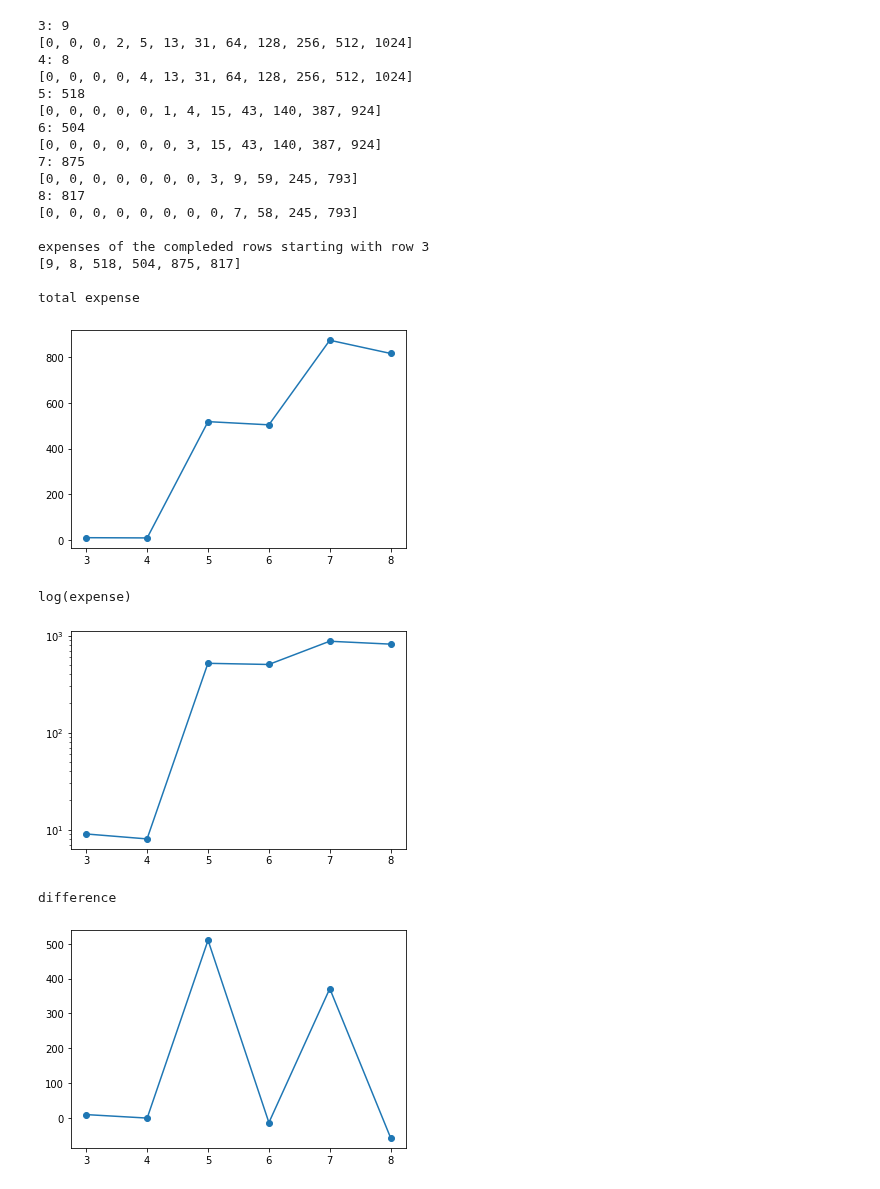
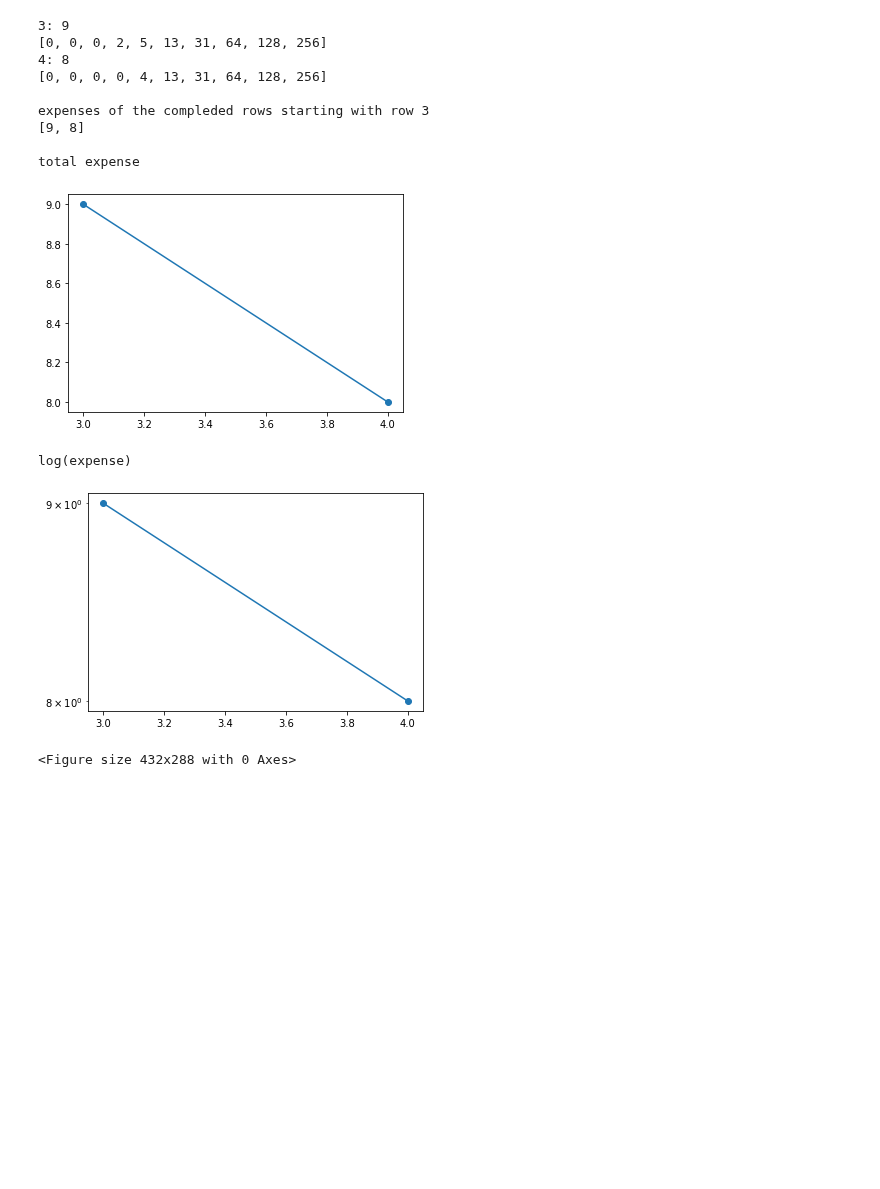
Before and after one commit to Sultanow/collatz, a Jupyter notebook: 01 Graph Theory/Python/notebook/aberkane_tree_networkx_expense.ipynb, the cells around one changed output. Cells and saved outputs as stored; diff of their text form; code cells hidden in the pictures; blank space fills up the shorter version.

```diff
--- a/01 Graph Theory/Python/notebook/aberkane_tree_networkx_expense.ipynb
+++ b/01 Graph Theory/Python/notebook/aberkane_tree_networkx_expense.ipynb
@@ -122,7 +122,7 @@ def getCounter(rowStartLabel, value):
 # %%
 # Change n to choose size of Tree
 
-n=12
+n=10
 
 
 expenses = []
@@ -229,49 +229,40 @@ while len(proven) > 0:
 
 dif = []
 for i in range(0,len(expenses)):
     if i == 0:
         dif.append(expenses[i])
     else:
         dif.append(expenses[i] - expenses[i-1])
 
 print()
 print("expenses of the compleded rows starting with row 3")
 print(expenses)
 print()
 print("total expense")
 plt.plot(rows, expenses, marker = 'o', linestyle = 'solid')
 plt.show()
 plt.savefig("expanses.png",dpi=300)
 print()
 print("log(expense)")
 plt.yscale('log')
 plt.plot(rows, expenses, marker = 'o', linestyle = 'solid')
 plt.show()
 plt.savefig("expanses_log2.png",dpi=300)
-print()
-print("difference")
-plt.plot(rows, dif, marker = 'o', linestyle = 'solid')
-plt.show()
+# print()
+# print("difference")
+# plt.plot(rows, dif, marker = 'o', linestyle = 'solid')
+# plt.show()
 # %% [output]
 3: 9
-[0, 0, 0, 2, 5, 13, 31, 64, 128, 256, 512, 1024]
+[0, 0, 0, 2, 5, 13, 31, 64, 128, 256]
 4: 8
-[0, 0, 0, 0, 4, 13, 31, 64, 128, 256, 512, 1024]
-5: 518
-[0, 0, 0, 0, 0, 1, 4, 15, 43, 140, 387, 924]
-6: 504
-[0, 0, 0, 0, 0, 0, 3, 15, 43, 140, 387, 924]
-7: 875
-[0, 0, 0, 0, 0, 0, 0, 3, 9, 59, 245, 793]
-8: 817
-[0, 0, 0, 0, 0, 0, 0, 0, 7, 58, 245, 793]
+[0, 0, 0, 0, 4, 13, 31, 64, 128, 256]
 
 expenses of the compleded rows starting with row 3
-[9, 8, 518, 504, 875, 817]
+[9, 8]
 
 total expense
-[figure, old version]
+[figure, new version]
 log(expense)
-[figure, old version]
+[figure, new version]
-difference
+<Figure size 432x288 with 0 Axes>
-[figure, removed]
```
Also changed, not shown: parts of 1 cell of this notebook.
